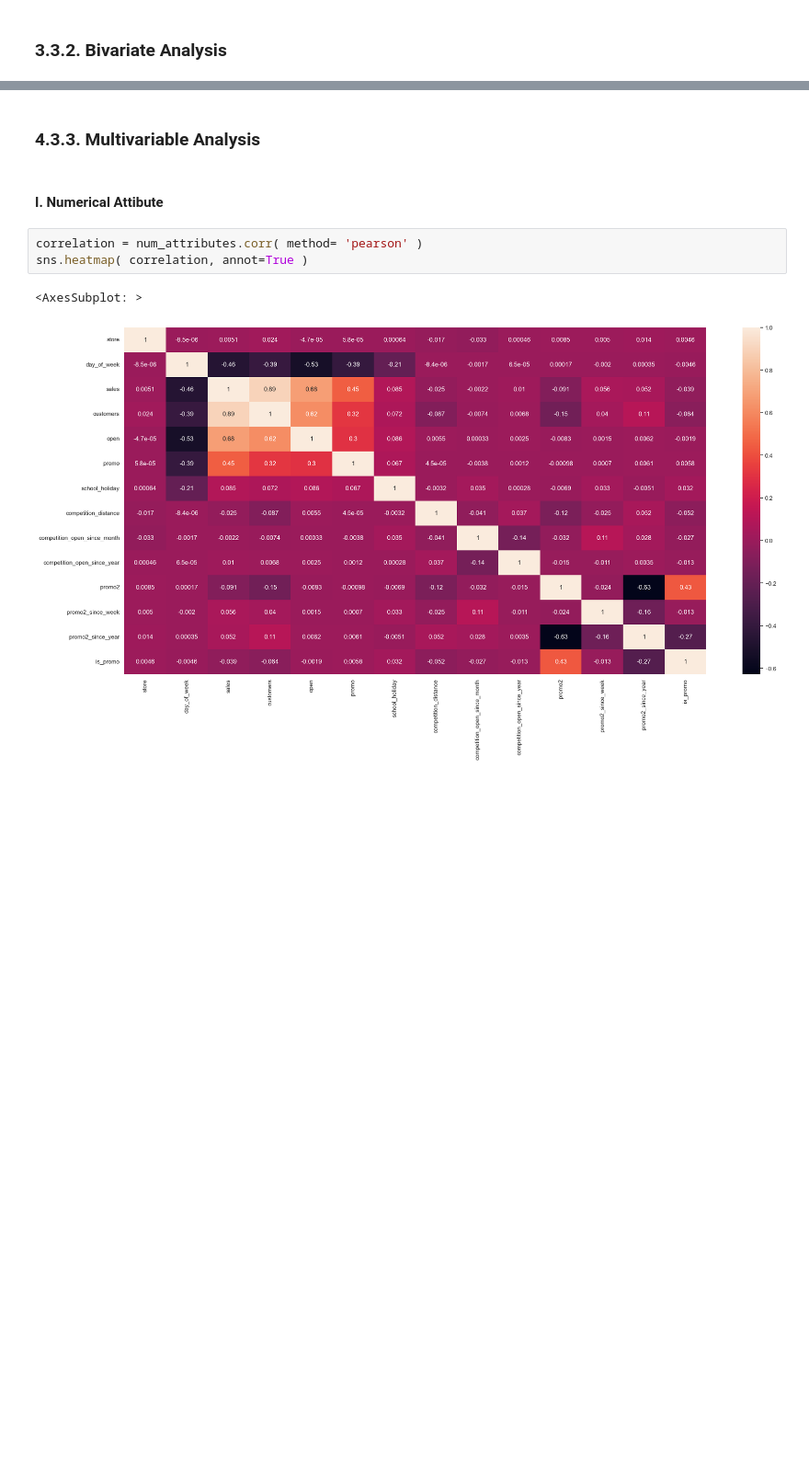
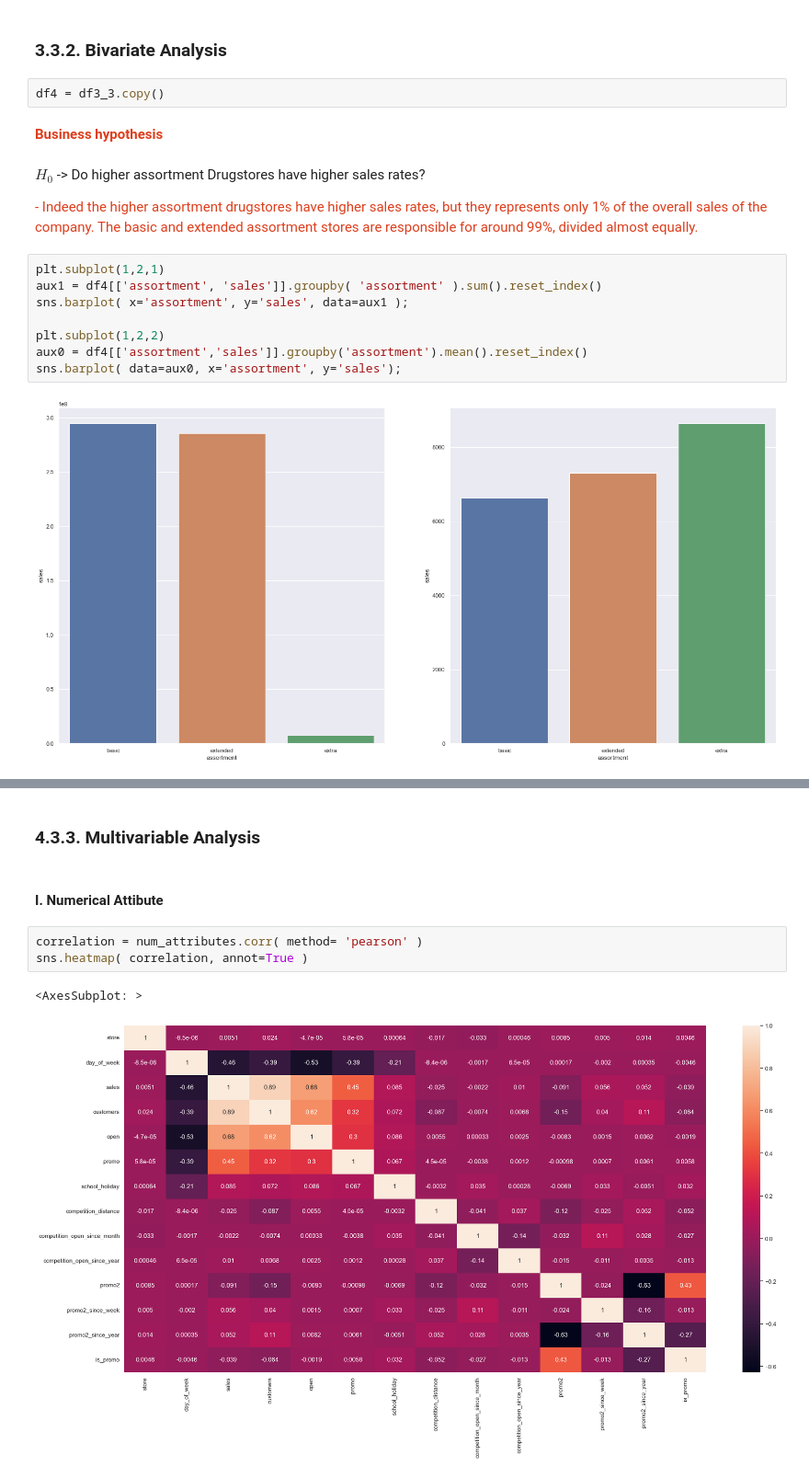
Before and after one commit to bpuppim/Rossmann-Forecast, a Jupyter notebook: Rossmann.ipynb, the cells around one changed output, grey strips where cells are left out. Shown at 92% size. Cells and saved outputs as stored; diff of their text form; blank space fills up the shorter version.

```diff
--- a/Rossmann.ipynb
+++ b/Rossmann.ipynb
@@ -570,2 +573,20 @@ KeyError: 0
 # %% [markdown]
 ### 3.3.2. Bivariate Analysis
+# %%
+df4 = df3_3.copy()
+# %% [markdown]
+<b style="font-size: 1.0em; color:#DD3D1B; ">__Business hypothesis__ </b>
+# %% [markdown]
+
+$H_0$ -> Do higher assortment Drugstores have higher sales rates?
+<p style="font-size: 1.0em; color:#DD3D1B; ">- Indeed the higher assortment drugstores have higher sales rates, but they represents only 1% of the overall sales of the company. The basic and extended assortment stores are responsible for around 99%, divided almost equally.</p>
+# %%
+plt.subplot(1,2,1)
+aux1 = df4[['assortment', 'sales']].groupby( 'assortment' ).sum().reset_index()
+sns.barplot( x='assortment', y='sales', data=aux1 );
+
+plt.subplot(1,2,2)
+aux0 = df4[['assortment','sales']].groupby('assortment').mean().reset_index()
+sns.barplot( data=aux0, x='assortment', y='sales');
+# %% [output]
+[figure, added]
```
Also changed, not shown: parts of 57 cells of this notebook.
